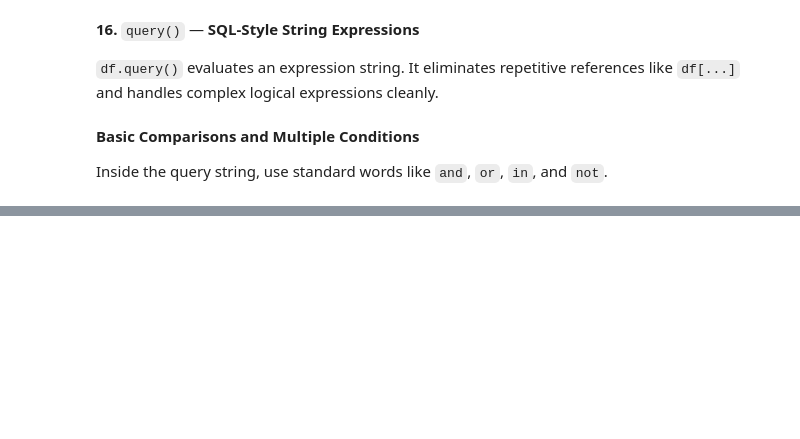
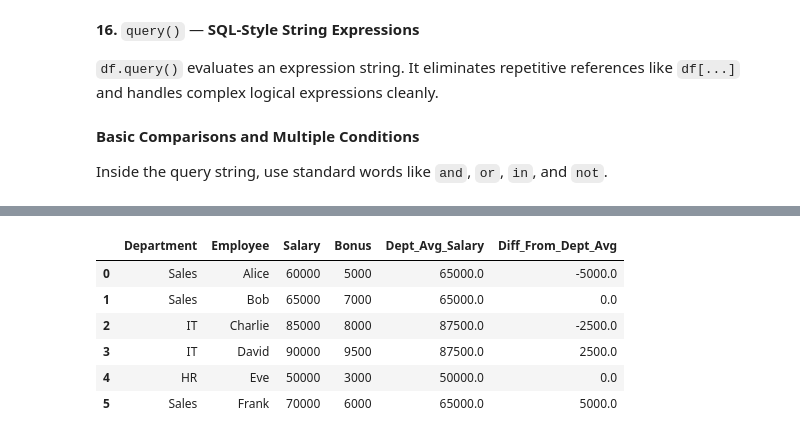
Before and after one commit to mohammednedariyadev/ai-engineer-course, a Jupyter notebook: 01_Python_For_AI_ML/02_Pandas.ipynb, the cells around one changed output, grey strips where cells are left out. Drawn from its saved outputs; the diff is of its cells as text; code cells hidden in the pictures; blank space fills up the shorter version.

```diff
--- a/01_Python_For_AI_ML/02_Pandas.ipynb
+++ b/01_Python_For_AI_ML/02_Pandas.ipynb
@@ -702,0 +1215,9 @@ world_population.query("country == @country")
+# %%
+data = {
+    "Department": ["Sales", "Sales", "IT", "IT", "HR", "Sales"],
+    "Employee": ["Alice", "Bob", "Charlie", "David", "Eve", "Frank"],
+    "Salary": [60000, 65000, 85000, 90000, 50000, 70000],
+    "Bonus": [5000, 7000, 8000, 9500, 3000, 6000]
+}
+df = pd.DataFrame(data)
+df
@@ -702,0 +1309,4 @@ world_population.query("country == @country")
+# %%
+# Add each department's average salary directly as a column
+df["Dept_Avg_Salary"] = df.groupby("Department")["Salary"].transform("mean")
+df
@@ -702,0 +1321,12 @@ world_population.query("country == @country")
+# %%
+# Calculate how much an employee earns above or below their department average
+df["Diff_From_Dept_Avg"] = df["Salary"] - df["Dept_Avg_Salary"]
+df
+# %% [output]
+|  | Department | Employee | Salary | Bonus | Dept_Avg_Salary | Diff_From_Dept_Avg |
+| 0 | Sales | Alice | 60000 | 5000 | 65000.0 | -5000.0 |
+| 1 | Sales | Bob | 65000 | 7000 | 65000.0 | 0.0 |
+| 2 | IT | Charlie | 85000 | 8000 | 87500.0 | -2500.0 |
+| 3 | IT | David | 90000 | 9500 | 87500.0 | 2500.0 |
+| 4 | HR | Eve | 50000 | 3000 | 50000.0 | 0.0 |
+| 5 | Sales | Frank | 70000 | 6000 | 65000.0 | 5000.0 |
```
Also changed, not shown: parts of 142 cells of this notebook.
